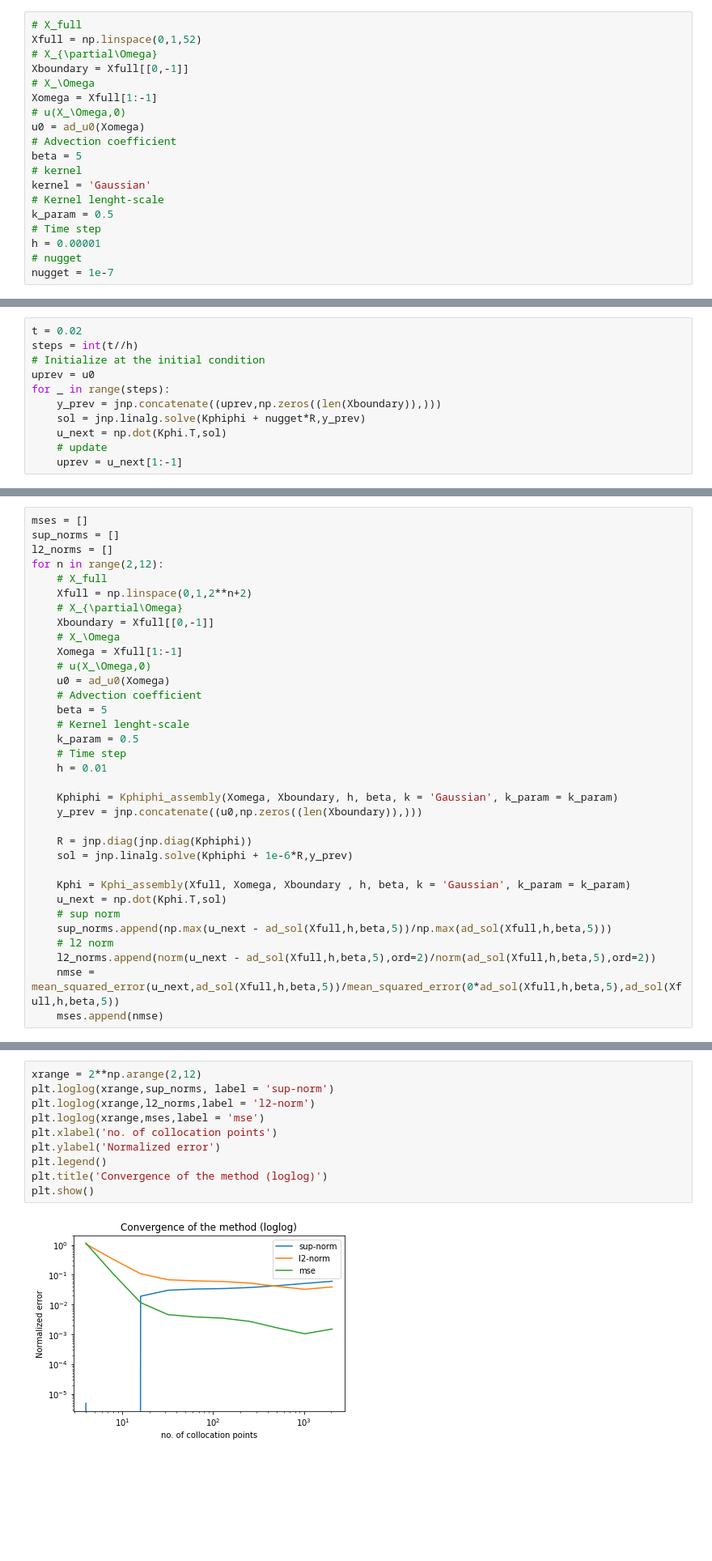
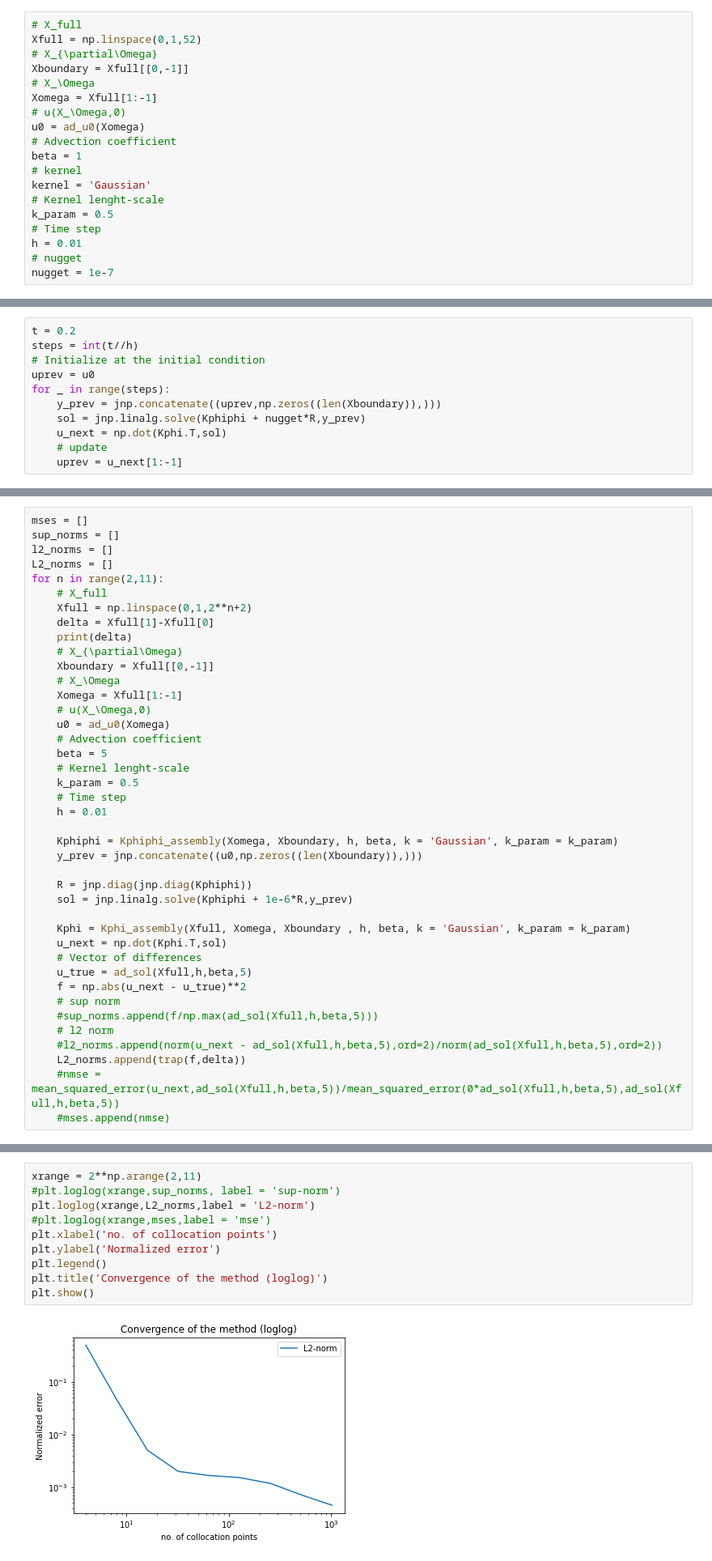
Before and after one commit to jfelipeosorio/kinetick, a Jupyter notebook: pdes/advectionequation.ipynb, the cells around one changed output, grey strips where cells are left out. Shown: that part at 81% size. Cells and saved outputs as stored; diff of their text form; blank space fills up the shorter version.

Commit message:
Added L2 norm

```diff
--- a/pdes/advectionequation.ipynb
+++ b/pdes/advectionequation.ipynb
@@ -123,13 +124,13 @@ Xomega = Xfull[1:-1]
 # u(X_\Omega,0)
 u0 = ad_u0(Xomega)
 # Advection coefficient
-beta = 5
+beta = 1
 # kernel
 kernel = 'Gaussian'
 # Kernel lenght-scale
 k_param = 0.5
 # Time step
-h = 0.00001
+h = 0.01
 # nugget
 nugget = 1e-7
 # %% [markdown]
@@ -170,7 +171,7 @@ plt.show()
 # %% [markdown]
 Say we want to get to `t=0.2` by taking `h = 0.01`
 # %%
-t = 0.02
+t = 0.2
 steps = int(t//h)
 # Initialize at the initial condition
 uprev = u0
@@ -205,9 +206,12 @@ plt.show()
 mses = []
 sup_norms = []
 l2_norms = []
-for n in range(2,12):
+L2_norms = []
+for n in range(2,11):
     # X_full
     Xfull = np.linspace(0,1,2**n+2)
+    delta = Xfull[1]-Xfull[0]
+    print(delta)
     # X_{\partial\Omega}
     Xboundary = Xfull[[0,-1]]
     # X_\Omega
@@ -229,9 +233,13 @@ for n in range(2,12):
 
     Kphi = Kphi_assembly(Xfull, Xomega, Xboundary , h, beta, k = 'Gaussian', k_param = k_param)
     u_next = np.dot(Kphi.T,sol)
+    # Vector of differences
+    u_true = ad_sol(Xfull,h,beta,5)
+    f = np.abs(u_next - u_true)**2
     # sup norm
-    sup_norms.append(np.max(u_next - ad_sol(Xfull,h,beta,5))/np.max(ad_sol(Xfull,h,beta,5)))
+    #sup_norms.append(f/np.max(ad_sol(Xfull,h,beta,5)))
     # l2 norm
-    l2_norms.append(norm(u_next - ad_sol(Xfull,h,beta,5),ord=2)/norm(ad_sol(Xfull,h,beta,5),ord=2))
-    nmse = mean_squared_error(u_next,ad_sol(Xfull,h,beta,5))/mean_squared_error(0*ad_sol(Xfull,h,beta,5),ad_sol(Xfull,h,beta,5))
-    mses.append(nmse)
+    #l2_norms.append(norm(u_next - ad_sol(Xfull,h,beta,5),ord=2)/norm(ad_sol(Xfull,h,beta,5),ord=2))
+    L2_norms.append(trap(f,delta))
+    #nmse = mean_squared_error(u_next,ad_sol(Xfull,h,beta,5))/mean_squared_error(0*ad_sol(Xfull,h,beta,5),ad_sol(Xfull,h,beta,5))
+    #mses.append(nmse)
@@ -238,15 +256,15 @@ for n in range(2,12):
 # %%
-xrange = 2**np.arange(2,12)
-plt.loglog(xrange,sup_norms, label = 'sup-norm')
-plt.loglog(xrange,l2_norms,label = 'l2-norm')
-plt.loglog(xrange,mses,label = 'mse')
+xrange = 2**np.arange(2,11)
+#plt.loglog(xrange,sup_norms, label = 'sup-norm')
+plt.loglog(xrange,L2_norms,label = 'L2-norm')
+#plt.loglog(xrange,mses,label = 'mse')
 plt.xlabel('no. of collocation points')
 plt.ylabel('Normalized error')
 plt.legend()
 plt.title('Convergence of the method (loglog)')
 plt.show()
 # %% [output]
-[figure, old version]
+[figure, new version]
 # %% [markdown]
 - Try the method for higher dimensions, say 5. Invert $k(\phi,\phi)$ using the polylog rates.
 - Compute the L^2 norm usind trapezoidal rule. Use in the x-axis dx.
```
Also changed, not shown: parts of 5 cells of this notebook, 1 other file.
